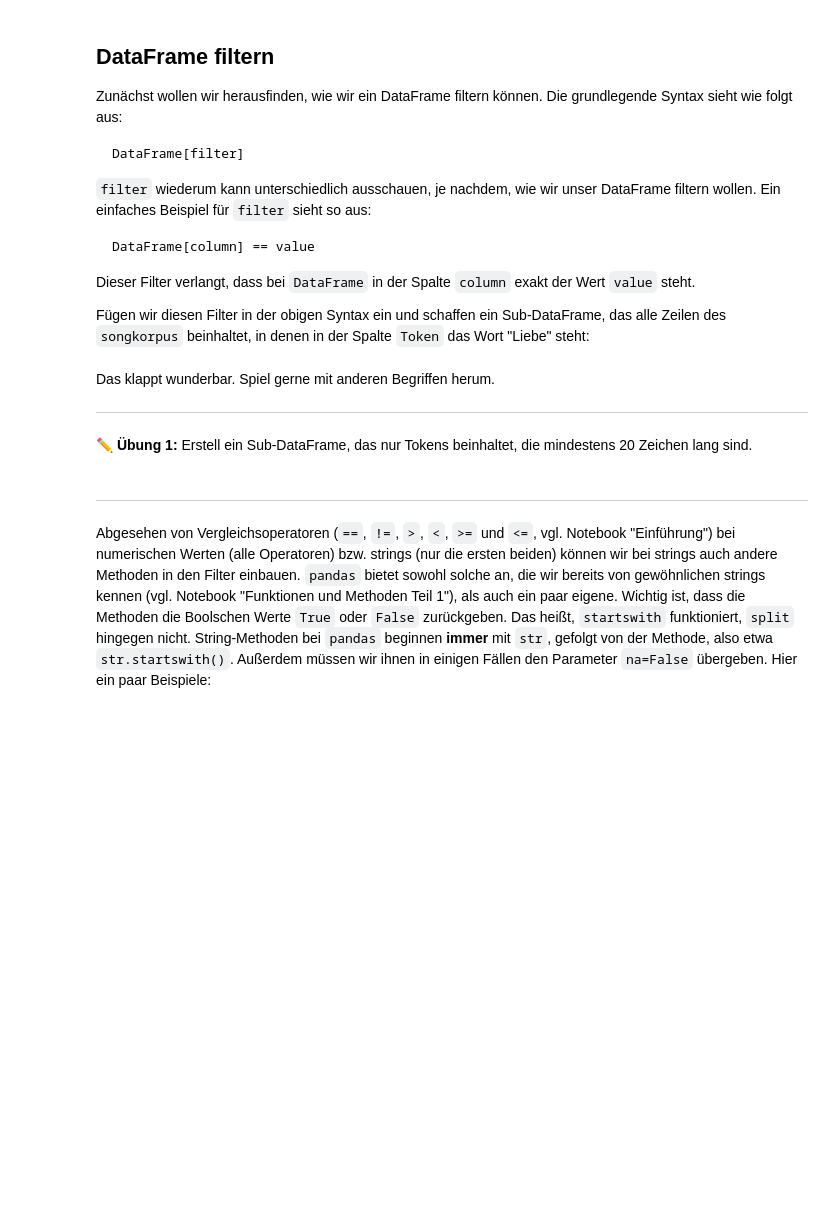
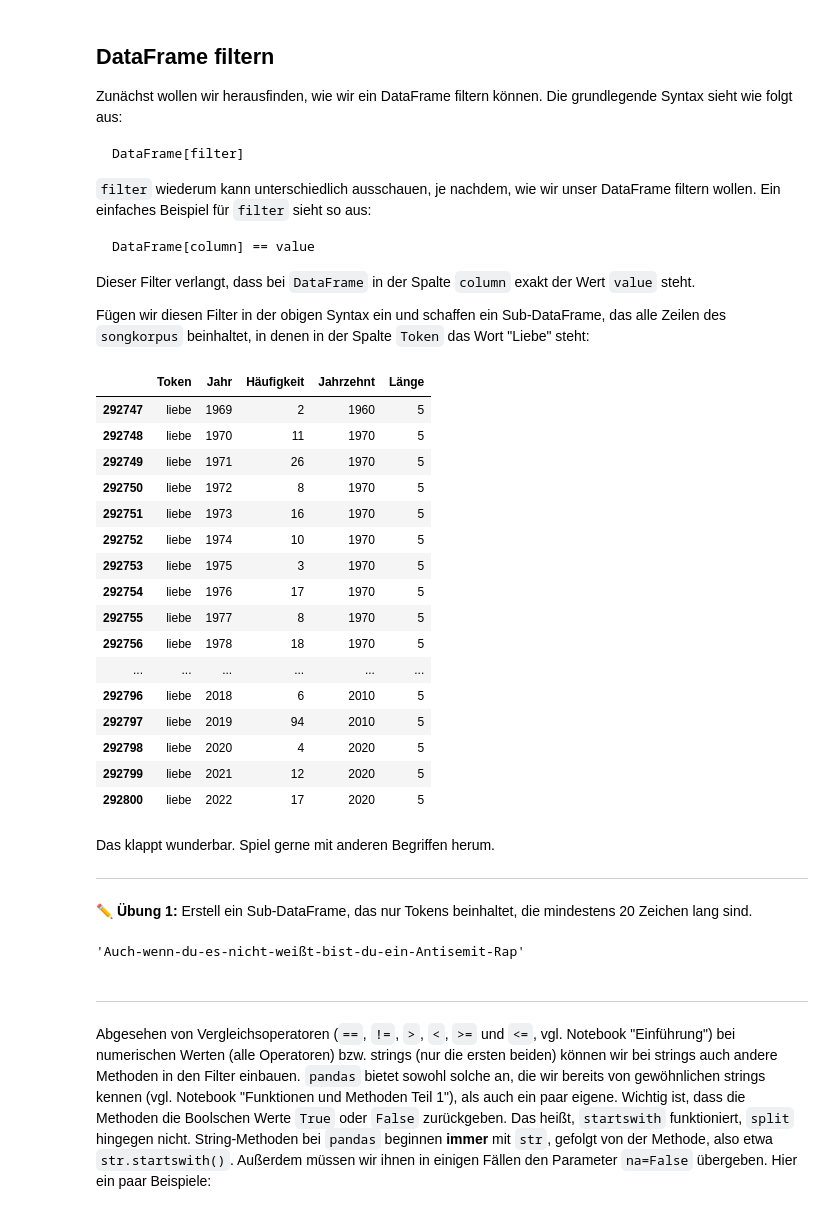
Before and after one commit to yannickfrommherz/exdimed-student, a Jupyter notebook: 1_Notebooks/6_Datenanalyse_Teil_2.ipynb, the cells around one changed output. Saved outputs shown, nothing was run; the diff lists cells and outputs as text; code cells hidden in the pictures; blank space fills up the shorter version.

````diff
--- a/1_Notebooks/6_Datenanalyse_Teil_2.ipynb
+++ b/1_Notebooks/6_Datenanalyse_Teil_2.ipynb
@@ -37,8 +37,26 @@
 
 Fügen wir diesen Filter in der obigen Syntax ein und schaffen ein Sub-DataFrame, das alle Zeilen des ```songkorpus``` beinhaltet, in denen in der Spalte ```Token``` das Wort "Liebe" steht:
 # %%
-liebe = songkorpus[songkorpus["Token"] == "Liebe"]
-liebe.head(5)
+liebe = songkorpus[songkorpus["Token"] == "liebe"]
+liebe
+# %% [output]
+|  | Token | Jahr | Häufigkeit | Jahrzehnt | Länge |
+| 292747 | liebe | 1969 | 2 | 1960 | 5 |
+| 292748 | liebe | 1970 | 11 | 1970 | 5 |
+| 292749 | liebe | 1971 | 26 | 1970 | 5 |
+| 292750 | liebe | 1972 | 8 | 1970 | 5 |
+| 292751 | liebe | 1973 | 16 | 1970 | 5 |
+| 292752 | liebe | 1974 | 10 | 1970 | 5 |
+| 292753 | liebe | 1975 | 3 | 1970 | 5 |
+| 292754 | liebe | 1976 | 17 | 1970 | 5 |
+| 292755 | liebe | 1977 | 8 | 1970 | 5 |
+| 292756 | liebe | 1978 | 18 | 1970 | 5 |
+| ... | ... | ... | ... | ... | ... |
+| 292796 | liebe | 2018 | 6 | 2010 | 5 |
+| 292797 | liebe | 2019 | 94 | 2010 | 5 |
+| 292798 | liebe | 2020 | 4 | 2020 | 5 |
+| 292799 | liebe | 2021 | 12 | 2020 | 5 |
+| 292800 | liebe | 2022 | 17 | 2020 | 5 |
 # %% [markdown]
 Das klappt wunderbar. Spiel gerne mit anderen Begriffen herum.
 
@@ -47,6 +65,14 @@ Das klappt wunderbar. Spiel gerne mit anderen Begriffen herum.
 ✏️ **Übung 1:** Erstell ein Sub-DataFrame, das nur Tokens beinhaltet, die mindestens 20 Zeichen lang sind.
 # %%
 #In diese Zelle kannst Du den Code zur Übung schreiben.
+
+long_tokens = songkorpus[songkorpus.Länge >= 20]
+
+long_tokens.sort_values(by="Länge", ascending=False)
+
+long_tokens.loc[10087, "Token"]
+# %% [output]
+'Auch-wenn-du-es-nicht-weißt-bist-du-ein-Antisemit-Rap'
 # %% [markdown]
 ***
 
````
Also changed, not shown: parts of 15 cells of this notebook, 21 other files.
